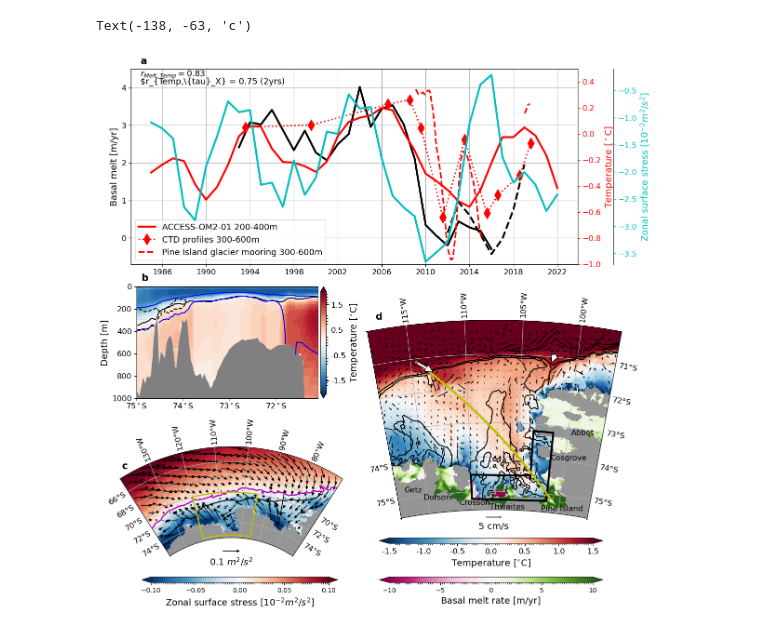
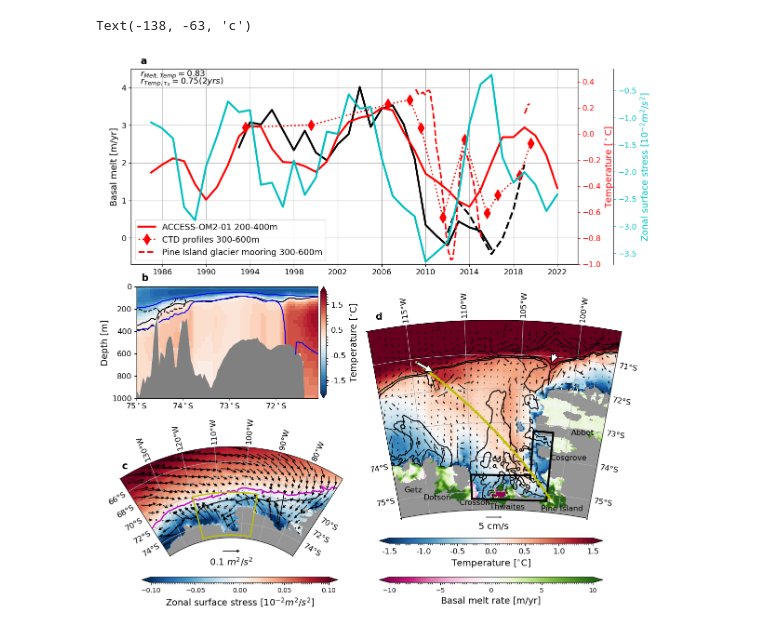
Before and after one commit to Oler2008/amundsen_interannual_variability, a Jupyter notebook: figure1.ipynb, the cells around one changed output. Saved outputs shown, nothing was run; the diff lists cells and outputs as text; code cells hidden in the pictures.

```diff
--- a/figure1.ipynb
+++ b/figure1.ipynb
@@ -316,9 +212,6 @@ t_an = temp_full.resample({'time':'Y'}).mean('time').load()
 t_climatology = t_an.mean('time')
 taux_an = taux_full.resample({'time':'Y'}).mean('time').load()
 tauy_an = tauy_full.resample({'time':'Y'}).mean('time').load()
-# %%
-tauy_full = xr.concat((tauy,tauy_ext),dim='time')
-tauy_an = tauy_full.resample({'time':'Y'}).mean('time').load()
 # %%
 # load neutral density
 gamma_xr = xr.open_dataset('/g/data/jk72/or6852/ensoant/cycle4_gamma_as_8401_2312.nc')['gamma']
@@ -539,7 +372,6 @@ ax1.plot(slo2,sla2,color='y', ls='none', marker='o', markersize=3, transform=ccr
 axin1 = plt.axes([0.505,0.12,0.4,0.01])
 cb=plt.colorbar(p1,cax=axin1,ticks=np.arange(-1.5,2,0.5),orientation='horizontal',aspect = 50)
 cb.set_label('Temperature [$^{\circ}$C]',fontsize=14)
-#cb.tick_params('y', labelsize=14)
 cb.set_ticks(np.arange(-1.5,2,0.5), labels=np.arange(-1.5,2,0.5),fontsize=12)
 axin2 = plt.axes([0.505,0.05,0.4,0.01])
 cb=plt.colorbar(p4,cax=axin2,ticks=np.arange(-10,15,5),orientation='horizontal',aspect = 50)
@@ -578,10 +410,10 @@ ax2.set_ylim([-0.7,4.5])
 ax2.set_xlabel('')
 ax2.set_xticks(ticks=ts_pibsam.time[30::48])
 ax2.text(ts_pibsam.time[6],4.63,'a',color='k',fontsize=15,fontweight='bold')
-ax2.text(ts_pibsam.time[6],4.3,r'$r_{Melt,Temp} = 0.83$',color='k',fontsize=13)
-ax2.text(ts_pibsam.time[6],4.1,r'$r_{Temp,\{tau}_X} = 0.75 (2yrs)',color='k',fontsize=13)
+ax2.text(ts_pibsam.time[6],4.3,'$r_{Melt,Temp} = 0.83$',color='k',fontsize=13)
+ax2.text(ts_pibsam.time[6],4.1,r'$r_{Temp,\tau_X} = 0.75 (2yrs)$',color='k',fontsize=13)
 ax2.set_title('')
-axb.set_ylabel(r'Temperature [$^\circ$C]', color = 'r',fontsize=14)
+axb.set_ylabel('Temperature [$^\circ$C]', color = 'r',fontsize=14)
 axb.tick_params('y', colors='r', labelsize=12)
 axb.legend(fontsize=13, loc='lower left')
 axb.set_ylim([-1,0.5])
@@ -620,33 +452,31 @@ cb.set_ticks(np.arange(-1.5,2.5,1), labels=np.arange(-1.5,2.5,1),fontsize=12)
 # ------------------------------
 # subplot: Map of average wind stress:
 ax5 = plt.axes([0.04,0.055,0.4,0.28], projection = projection_wa)
 ax5.set_extent(extent_wa, crs=ccrs.PlateCarree())
 gl = ax5.gridlines(draw_labels=True, dms=True, x_inline=False, y_inline=False)
 gl.bottom_labels = False
 gl.right_labels = False
 gl.ylocator = mticker.FixedLocator([-76, -74, -72,-70,-68,-66,-64])
 gl.xlabel_style = {'size': 12, 'color': 'k'}
 gl.ylabel_style = {'size': 12, 'color': 'k'}
 ax5.set_boundary(boundary_path_wa, transform=ccrs.PlateCarree())
 p1=taux_an.mean('time').plot(ax=ax5, levels=np.linspace(-0.1,0.1,101), add_colorbar=False, transform=ccrs.PlateCarree(), extend='both')
 taux_an.mean('time').plot.contour(ax=ax5, levels=[0],linewidths=2,colors='m', transform=ccrs.PlateCarree())
 ht.sel(yt_ocean = slice(-73.2,-67)).plot.contour(ax=ax5,levels=[1000],linewidths=1.5,colors='k', transform=ccrs.PlateCarree())
 p2 = ax5.quiver(taux_an.xu_ocean,taux_an.yu_ocean,taux_an.mean('time').values,tauy_an.mean('time').values, color = 'k',
                regrid_shape=16,scale=1.3, width=0.0035, headwidth=4, headlength=4, headaxislength=4,transform = ccrs.PlateCarree())
 land_u.plot(ax=ax5,cmap='Greys',add_colorbar=False, transform=ccrs.PlateCarree())
 ax5.plot(boxlons,boxlats,color='y',lw=2,transform=ccrs.PlateCarree())
 
 axin3 = plt.axes([0.08,0.05,0.35,0.01])
 cb=plt.colorbar(p1,cax=axin3,ticks=np.arange(-0.1,0.15,0.05),orientation='horizontal',aspect = 50)
 cb.set_label('Zonal surface stress [$10^{-2}m^2/s^2$]',fontsize=14)
-#cb.tick_params('y', labelsize=14)
-#cb.set_ticks(np.arange(-1.5,2.5,1), labels=np.arange(-1.5,2.5,1),fontsize=12)
 ax5.quiverkey(p2, X=.5, Y =0.05, U=0.1,
              label='0.1 $m^2/s^2$', labelpos='S', fontproperties=({'size':14}))
 ax5.text(-138,-63,'c',color='k',fontsize=15,fontweight='bold',transform=ccrs.PlateCarree())
 
 
 #plt.savefig('/home/581/or6852/plots/figures/fig1_v14.png', dpi=350)
 # %% [output]
 Text(-138, -63, 'c')
-[figure, old version]
+[figure, new version]
```
Also changed, not shown: parts of 8 cells of this notebook.
